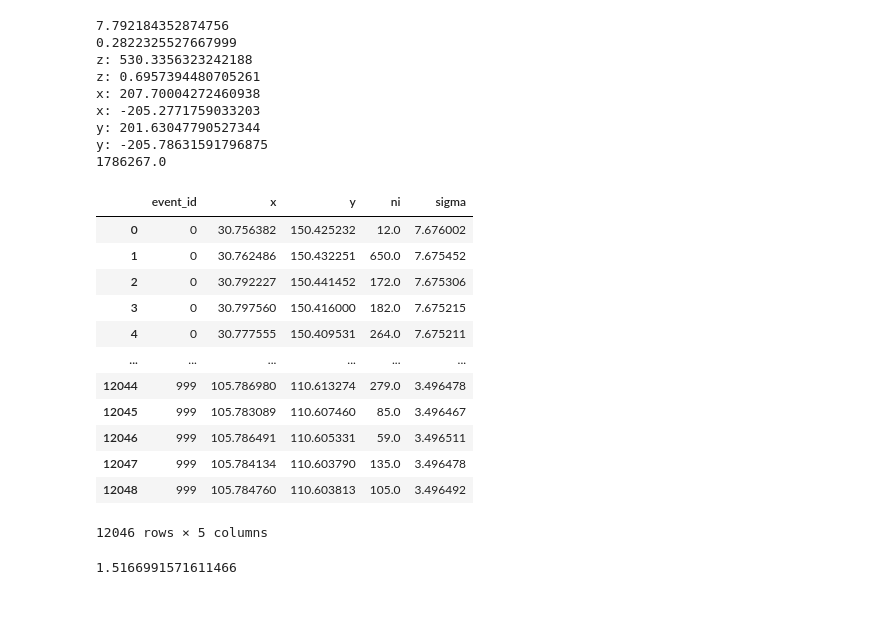
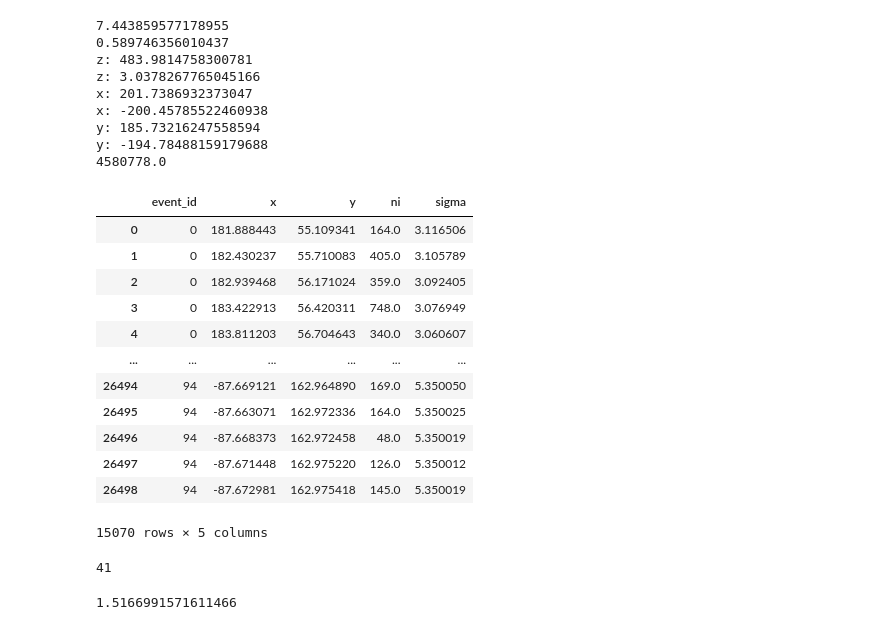
Before and after one commit to kvjmistry/GarfieldCode, a Jupyter notebook: Electroluminescence/notebooks/CalcTrackRes.ipynb, the cells around one changed output. Cells and saved outputs as stored; diff of their text form; code cells hidden in the pictures.

```diff
--- a/Electroluminescence/notebooks/CalcTrackRes.ipynb
+++ b/Electroluminescence/notebooks/CalcTrackRes.ipynb
@@ -52,7 +54,7 @@ display(unitcell)
 # %%
 # Load in the input file
 
-mode = "kr"
+mode = "bb"
 
 
 if (mode == "kr"):
@@ -83,60 +85,62 @@ if (mode == "bb"):
     hits = hits[~hits.event_id.isin(bad_events)]
 
     # Filter the event number
-    hits = hits[hits["event_id"] < 50]
+    # hits = hits[hits["event_id"] < 50]
 
 # Change the units of energy to eV
 hits["energy"] = hits["energy"]*1e6
 hits["ni"] = hits["energy"]/22.0
 hits["ni"] = hits["ni"].round()
 
 # Calculate the transverse diffusion sigma
 D_T = 1.07 # mm/cm^0.5
 hits["sigma"] = np.sqrt(hits["z"] * 0.1) * D_T # [mm]
 print(hits["sigma"].max())
 print(hits["sigma"].min())
 
 print("z:", hits["z"].max())
 print("z:", hits["z"].min())
 
 print("x:", hits["x"].max())
 print("x:", hits["x"].min())
 
 print("y:", hits["y"].max())
 print("y:", hits["y"].min())
 
 print(hits["ni"].sum())
 
 # Get rid of hits that do not have any energy deposits
 hits = hits[hits["ni"] != 0]
 
 # Drop the energy and z columns
 hits = hits.drop(columns = ["z", "energy"])
 
 display(hits)
+print(len(hits.event_id.unique()))
 # %% [output]
-7.792184352874756
-0.2822325527667999
-z: 530.3356323242188
-z: 0.6957394480705261
-x: 207.70004272460938
-x: -205.2771759033203
-y: 201.63047790527344
-y: -205.78631591796875
-1786267.0
+7.443859577178955
+0.589746356010437
+z: 483.9814758300781
+z: 3.0378267765045166
+x: 201.7386932373047
+x: -200.45785522460938
+y: 185.73216247558594
+y: -194.78488159179688
+4580778.0
 |  | event_id | x | y | ni | sigma |
-| 0 | 0 | 30.756382 | 150.425232 | 12.0 | 7.676002 |
-| 1 | 0 | 30.762486 | 150.432251 | 650.0 | 7.675452 |
-| 2 | 0 | 30.792227 | 150.441452 | 172.0 | 7.675306 |
-| 3 | 0 | 30.797560 | 150.416000 | 182.0 | 7.675215 |
-| 4 | 0 | 30.777555 | 150.409531 | 264.0 | 7.675211 |
+| 0 | 0 | 181.888443 | 55.109341 | 164.0 | 3.116506 |
+| 1 | 0 | 182.430237 | 55.710083 | 405.0 | 3.105789 |
+| 2 | 0 | 182.939468 | 56.171024 | 359.0 | 3.092405 |
+| 3 | 0 | 183.422913 | 56.420311 | 748.0 | 3.076949 |
+| 4 | 0 | 183.811203 | 56.704643 | 340.0 | 3.060607 |
 | ... | ... | ... | ... | ... | ... |
-| 12044 | 999 | 105.786980 | 110.613274 | 279.0 | 3.496478 |
-| 12045 | 999 | 105.783089 | 110.607460 | 85.0 | 3.496467 |
-| 12046 | 999 | 105.786491 | 110.605331 | 59.0 | 3.496511 |
-| 12047 | 999 | 105.784134 | 110.603790 | 135.0 | 3.496478 |
-| 12048 | 999 | 105.784760 | 110.603813 | 105.0 | 3.496492 |
+| 26494 | 94 | -87.669121 | 162.964890 | 169.0 | 5.350050 |
+| 26495 | 94 | -87.663071 | 162.972336 | 164.0 | 5.350025 |
+| 26496 | 94 | -87.668373 | 162.972458 | 48.0 | 5.350019 |
+| 26497 | 94 | -87.671448 | 162.975220 | 126.0 | 5.350012 |
+| 26498 | 94 | -87.672981 | 162.975418 | 145.0 | 5.350019 |
-12046 rows × 5 columns
+15070 rows × 5 columns
+41
 # %%
 # Transform x, y positions to unit cell positions
 hexsize = (1.25+0.127/2.0)/(np.cos(30*np.pi/180))
```
Also changed, not shown: parts of 4 cells of this notebook, 6 other files.
